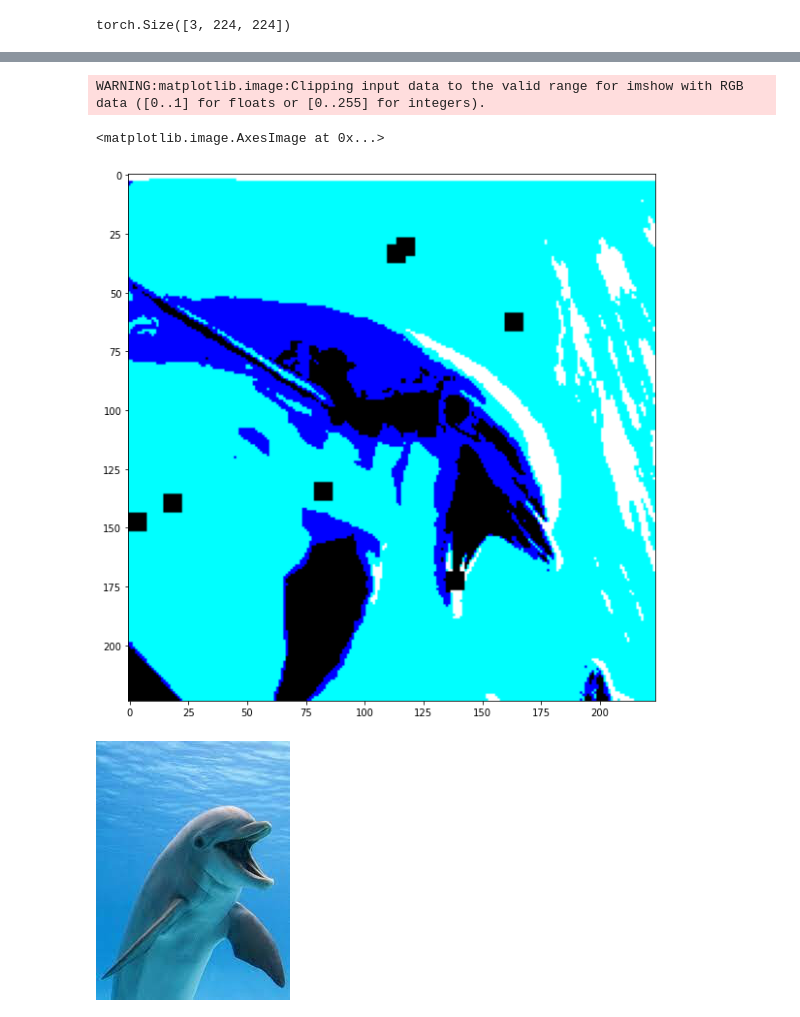
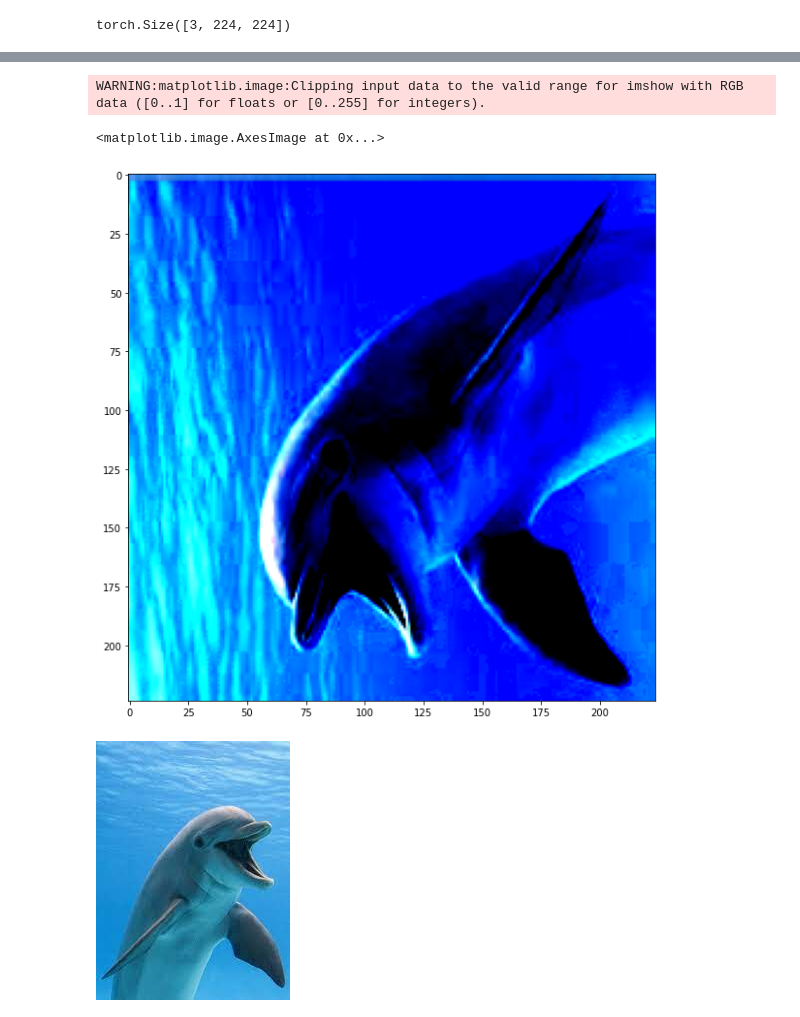
Before and after one commit to dohun-mat/dna_study_semina, a Jupyter notebook: week4_과제_2.ipynb, the cells around one changed output, grey strips where cells are left out. Saved outputs shown, nothing was run; the diff lists cells and outputs as text; code cells hidden in the pictures.

```diff
--- a/week4_과제_2.ipynb
+++ b/week4_과제_2.ipynb
@@ -214,17 +214,19 @@ array([[[  42.999996,  118.27715 ,  166.90002 ],
+# %%
+a = img_to_c_arr.astype(int)
 # %%
 import matplotlib.pyplot as plt
 import matplotlib.gridspec as gridspec
 
 grid = gridspec.GridSpec(1,1)#그래프를 그릴 도화지 개수
 plt.figure(figsize=(20,10))
 plt.subplots_adjust(wspace= 0.4, hspace=0.4) #그래프 간의 거리 조절
 
 ax0 = plt.subplot(grid[0])
-ax0.imshow(img_to_c_arr)
+ax0.imshow(a)
 # %% [output]
 WARNING:matplotlib.image:Clipping input data to the valid range for imshow with RGB data ([0..1] for floats or [0..255] for integers).
 <matplotlib.image.AxesImage at 0x...>
-[figure, old version]
+[figure, new version]
 # %%
 from PIL import Image as PILImage
 PILImage.open(train_class.all_data[0])
```
Also changed, not shown: parts of 4 cells of this notebook.
